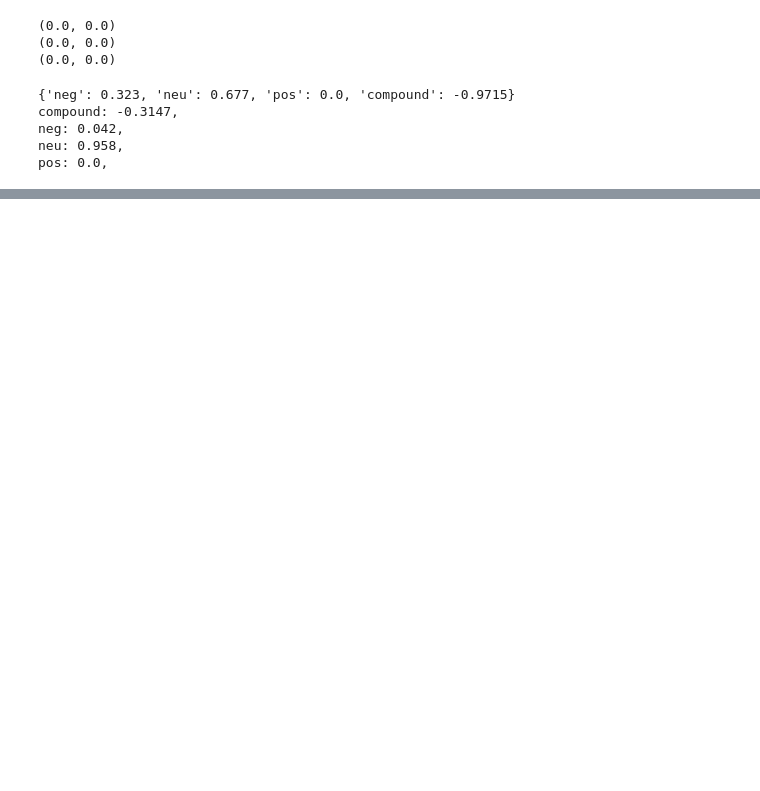
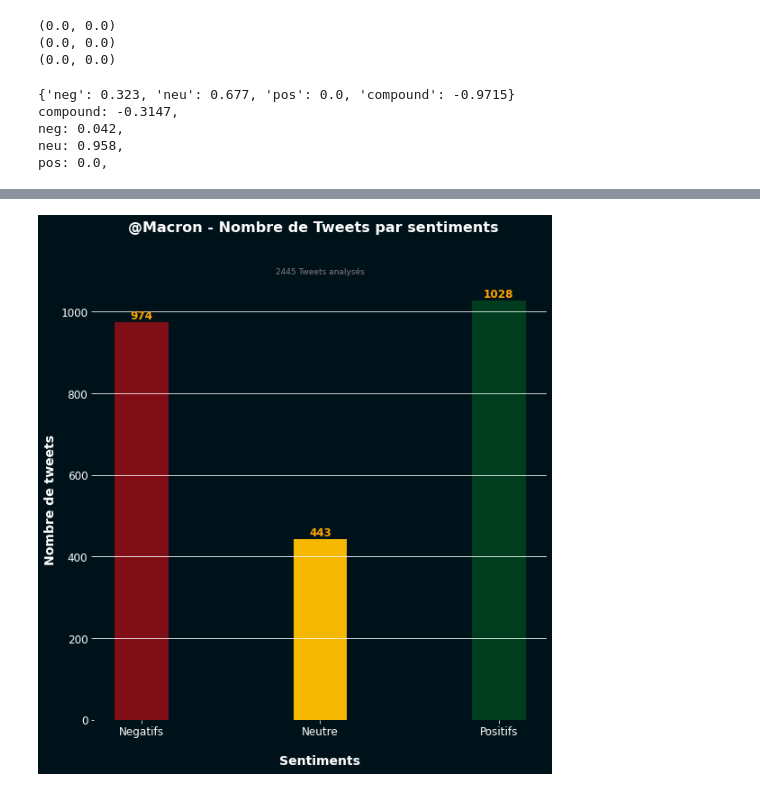
Before and after one commit to Kyytox/feelings-twitter-ia, a Jupyter notebook: IA_Tweets_Sentiment.ipynb, the cells around one changed output, grey strips where cells are left out. Saved outputs shown, nothing was run; the diff lists cells and outputs as text; code cells hidden in the pictures; blank space fills up the shorter version.

```diff
--- a/IA_Tweets_Sentiment.ipynb
+++ b/IA_Tweets_Sentiment.ipynb
@@ -302,0 +631,44 @@ Index: []
+# %%
+# graph BAR - sentiments of tweets - pourcent / numbers
+data_graph = [res_sentiment[0], res_sentiment[1], res_sentiment[2]]
+
+# create graph
+fig, ax = plt.subplots(figsize=(9, 9))
+fig.patch.set_facecolor(backColor)
+ax.set_facecolor(backColor)
+plt.bar(txt_sentiments, data_graph, width = 0.3, color=colors)
+
+# Titles
+plt.suptitle('@Macron - Nombre de Tweets par sentiments',fontweight='bold', fontsize='16', color='w')
+plt.title(sub_title, fontsize='9', color='grey')
+
+# axes
+plt.xlabel('Sentiments', fontweight='bold', color = 'w', fontsize='14', horizontalalignment='center',  labelpad=1)
+plt.ylabel('Nombre de tweets', fontweight='bold', color = 'w', fontsize='14', horizontalalignment='center')
+ax.tick_params(colors='w', labelsize=12)
+ax.xaxis.set_label_coords(0.5, -0.08)
+
+
+# Grid
+ax.grid(axis = 'y', color='w');
+ax.spines["top"].set_visible(False)
+ax.spines["right"].set_visible(False)
+ax.spines["left"].set_visible(False)
+ax.spines["bottom"].set_visible(False)
+
+# Add annotation to bars
+for bar in ax.patches:
+    ax.annotate(format(bar.get_height()),
+                (bar.get_x() + bar.get_width() / 2,
+                bar.get_height()),
+                ha='center',
+                va='center',
+                size=12,
+                xytext=(0,7),
+                textcoords='offset points',
+                color='orange',
+                fontweight='bold')
+
+plt.show()
+# %% [output]
+[figure, added]
```
Also changed, not shown: parts of 15 cells of this notebook, 16 other files.
